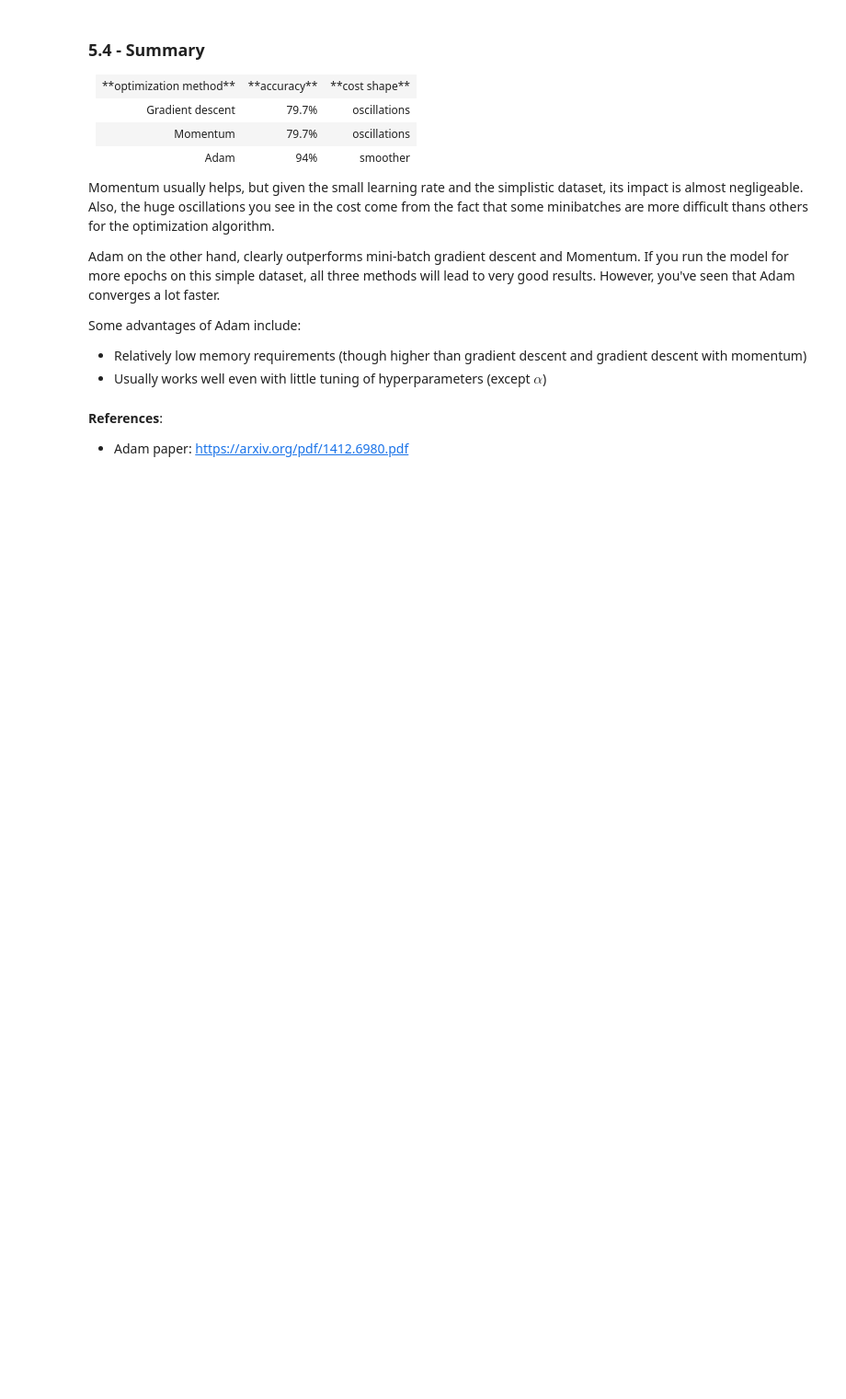
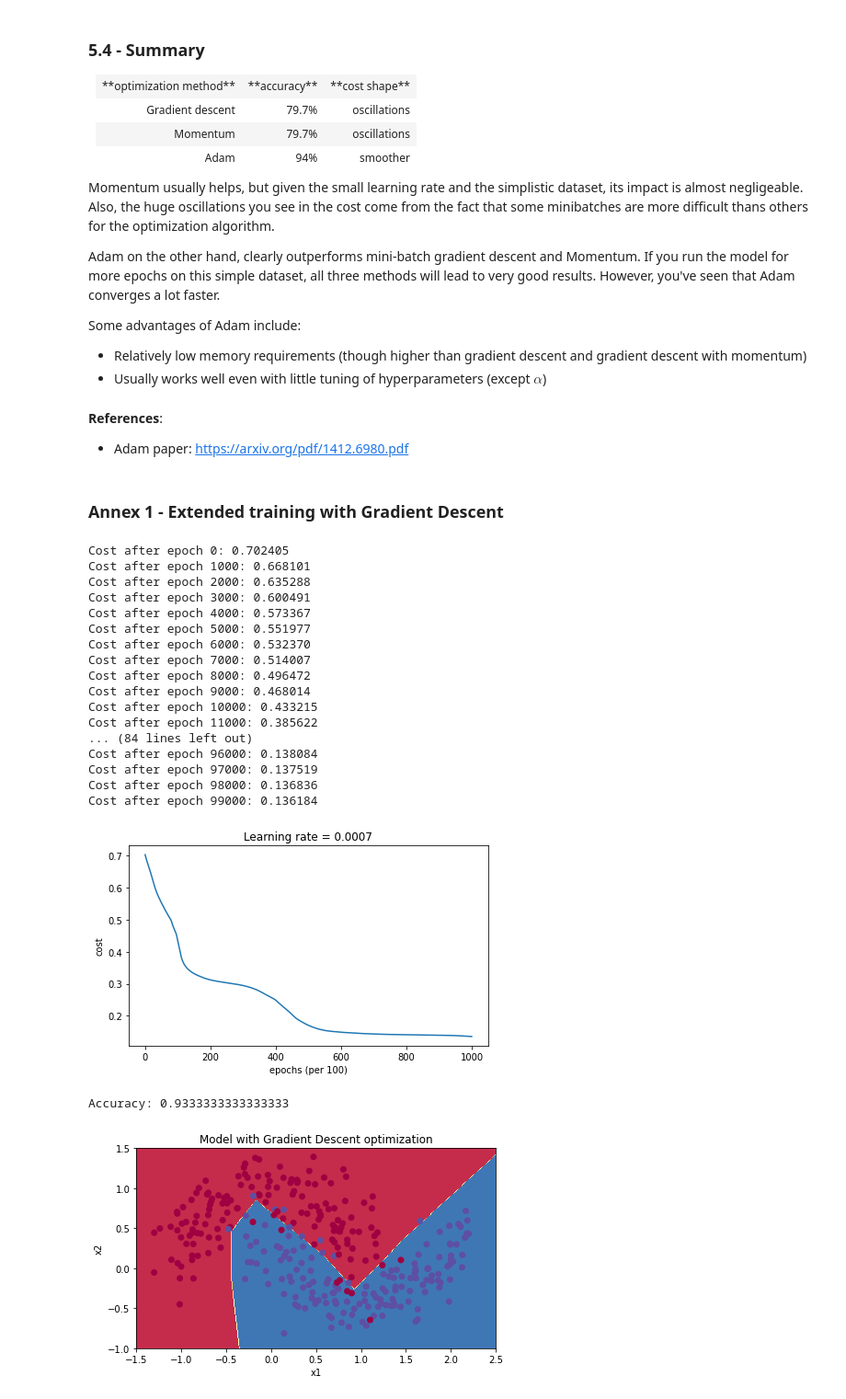
Before and after one commit to FabianToledo/CS230.stanford.course, a Jupyter notebook: Lecture 4/C2M2 - Optimization/Optimization_methods_v1b.ipynb, the cells around one changed output. Shown: that part at 92% size. Cells and saved outputs as stored; diff of their text form; code cells hidden in the pictures; blank space fills up the shorter version.

```diff
--- a/Lecture 4/C2M2 - Optimization/Optimization_methods_v1b.ipynb
+++ b/Lecture 4/C2M2 - Optimization/Optimization_methods_v1b.ipynb
@@ -321,7 +348,8 @@ def initialize_velocity(parameters):
     # Initialize velocity
     for l in range(L):
         ### START CODE HERE ### (approx. 2 lines)
-
+        v["dW" + str(l+1)] = np.zeros(parameters["W" + str(l+1)].shape)
+        v["db" + str(l+1)] = np.zeros(parameters["b" + str(l+1)].shape)
         ### END CODE HERE ###
 
     return v
@@ -395,9 +438,11 @@ def update_parameters_with_momentum(parameters, grads, v, beta, learning_rate):
 
     # Momentum update for each parameter
     for l in range(L):
-
         ### START CODE HERE ### (approx. 4 lines)
-
+        v['dW' + str(l+1)] = beta * v['dW' + str(l+1)] + (1-beta) * grads['dW' + str(l+1)]
+        parameters['W' + str(l+1)] -= learning_rate * v['dW' + str(l+1)]
+        v['db' + str(l+1)] = beta * v['db' + str(l+1)] + (1-beta) * grads['db' + str(l+1)]
+        parameters['b' + str(l+1)] -= learning_rate * v['db' + str(l+1)]
         ### END CODE HERE ###
 
     return parameters, v
@@ -530,7 +593,10 @@ def initialize_adam(parameters) :
     # Initialize v, s. Input: "parameters". Outputs: "v, s".
     for l in range(L):
         ### START CODE HERE ### (approx. 4 lines)
-
+        v["dW" + str(l+1)] = np.zeros(parameters["W" + str(l+1)].shape)
+        v["db" + str(l+1)] = np.zeros(parameters["b" + str(l+1)].shape)
+        s["dW" + str(l+1)] = np.zeros(parameters["W" + str(l+1)].shape)
+        s["db" + str(l+1)] = np.zeros(parameters["b" + str(l+1)].shape)
         ### END CODE HERE ###
 
     return v, s
@@ -628,27 +712,32 @@ def update_parameters_with_adam(parameters, grads, v, s, t, learning_rate = 0.01
     for l in range(L):
         # Moving average of the gradients. Inputs: "v, grads, beta1". Output: "v".
         ### START CODE HERE ### (approx. 2 lines)
-
+        v['dW' + str(l+1)] = beta1 * v['dW' + str(l+1)] + (1-beta1) * grads['dW' + str(l+1)]
+        v['db' + str(l+1)] = beta1 * v['db' + str(l+1)] + (1-beta1) * grads['db' + str(l+1)]
         ### END CODE HERE ###
 
         # Compute bias-corrected first moment estimate. Inputs: "v, beta1, t". Output: "v_corrected".
         ### START CODE HERE ### (approx. 2 lines)
-
+        v_corrected['dW' + str(l+1)] = v['dW' + str(l+1)] / (1-beta1**t)
+        v_corrected['db' + str(l+1)] = v['db' + str(l+1)] / (1-beta1**t)
         ### END CODE HERE ###
 
         # Moving average of the squared gradients. Inputs: "s, grads, beta2". Output: "s".
         ### START CODE HERE ### (approx. 2 lines)
-
+        s['dW' + str(l+1)] = beta2 * s['dW' + str(l+1)] + (1-beta2) * (grads['dW' + str(l+1)]**2)
+        s['db' + str(l+1)] = beta2 * s['db' + str(l+1)] + (1-beta2) * (grads['db' + str(l+1)]**2)
         ### END CODE HERE ###
 
         # Compute bias-corrected second raw moment estimate. Inputs: "s, beta2, t". Output: "s_corrected".
         ### START CODE HERE ### (approx. 2 lines)
-
+        s_corrected['dW' + str(l+1)] = s['dW' + str(l+1)] / (1-beta2**t)
+        s_corrected['db' + str(l+1)] = s['db' + str(l+1)] / (1-beta2**t)
         ### END CODE HERE ###
 
         # Update parameters. Inputs: "parameters, learning_rate, v_corrected, s_corrected, epsilon". Output: "parameters".
         ### START CODE HERE ### (approx. 2 lines)
-
+        parameters['W' + str(l+1)] -= learning_rate * (v_corrected['dW' + str(l+1)] / (np.sqrt(s_corrected['dW' + str(l+1)]) + epsilon))
+        parameters['b' + str(l+1)] -= learning_rate * (v_corrected['db' + str(l+1)] / (np.sqrt(s_corrected['db' + str(l+1)]) + epsilon))
         ### END CODE HERE ###
 
     return parameters, v, s
@@ -933,3 +1084,40 @@ Some advantages of Adam include:
 **References**:
 
 - Adam paper: https://arxiv.org/pdf/1412.6980.pdf
+# %% [markdown]
+### Annex 1 - Extended training with Gradient Descent
+# %%
+# train 3-layer model
+layers_dims = [train_X.shape[0], 5, 2, 1]
+parameters = model(train_X, train_Y, layers_dims, optimizer = "gd", num_epochs = 100000)
+
+# Predict
+predictions = predict(train_X, train_Y, parameters)
+
+# Plot decision boundary
+plt.title("Model with Gradient Descent optimization")
+axes = plt.gca()
+axes.set_xlim([-1.5,2.5])
+axes.set_ylim([-1,1.5])
+plot_decision_boundary(lambda x: predict_dec(parameters, x.T), train_X, train_Y)
+# %% [output]
+Cost after epoch 0: 0.702405
+Cost after epoch 1000: 0.668101
+Cost after epoch 2000: 0.635288
+Cost after epoch 3000: 0.600491
+Cost after epoch 4000: 0.573367
+Cost after epoch 5000: 0.551977
+Cost after epoch 6000: 0.532370
+Cost after epoch 7000: 0.514007
+Cost after epoch 8000: 0.496472
+Cost after epoch 9000: 0.468014
+Cost after epoch 10000: 0.433215
+Cost after epoch 11000: 0.385622
+... (84 lines left out)
+Cost after epoch 96000: 0.138084
+Cost after epoch 97000: 0.137519
+Cost after epoch 98000: 0.136836
+Cost after epoch 99000: 0.136184
+[figure, added]
+Accuracy: 0.9333333333333333
+[figure, added]
```
Also changed, not shown: parts of 14 cells of this notebook.
